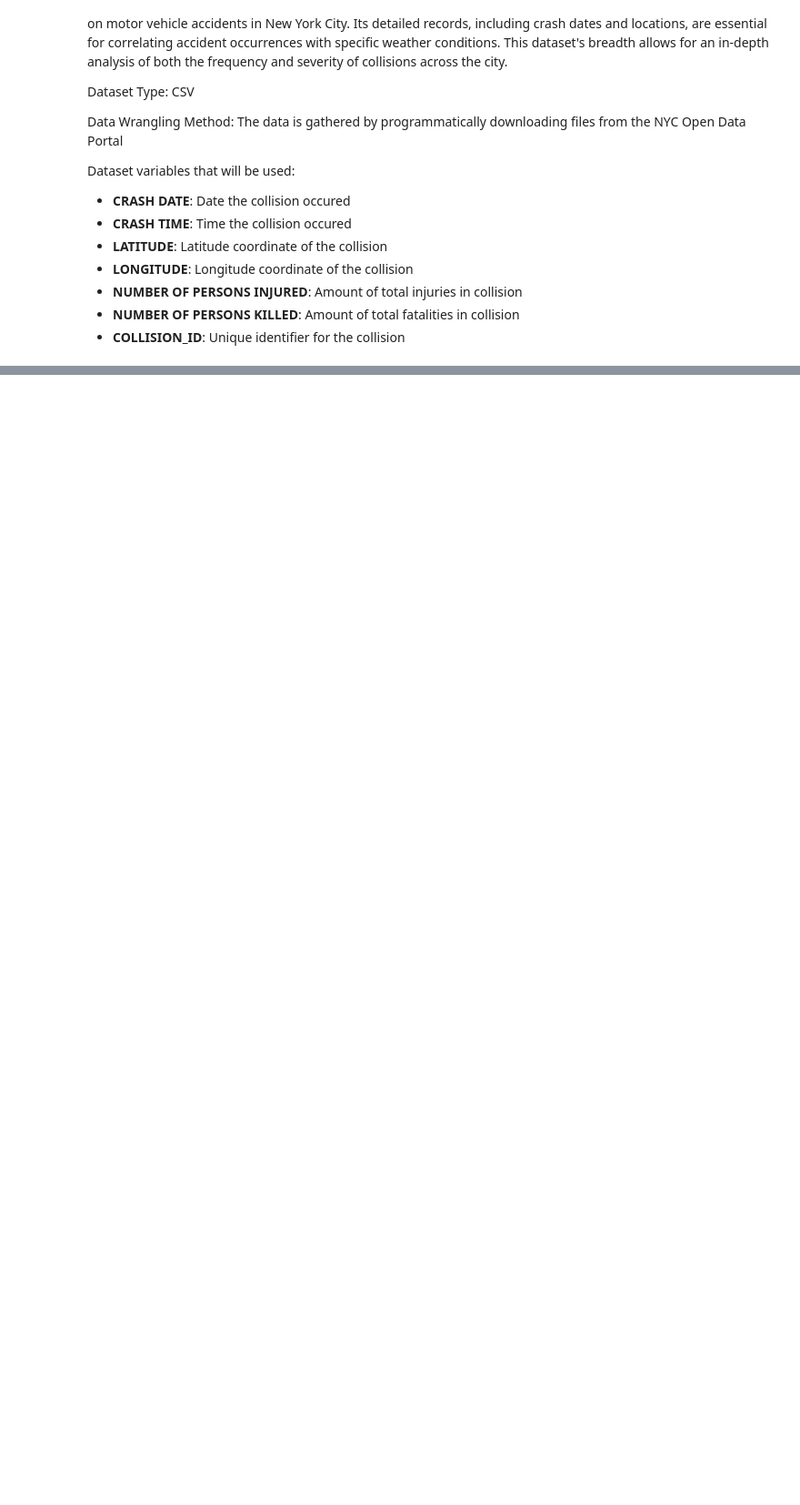
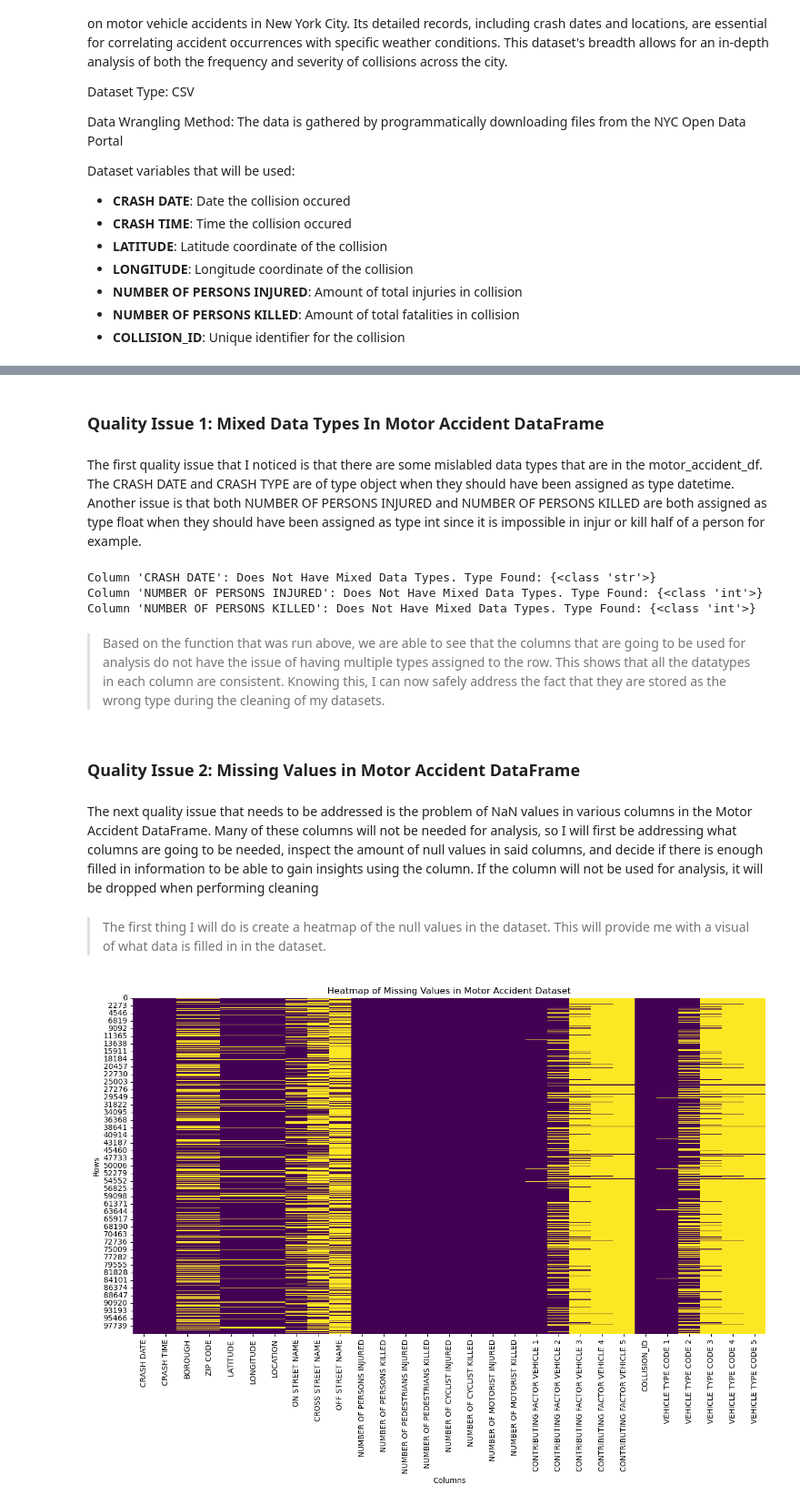
Before and after one commit to aha2270/Weather-Impact-on-Traffic-Accidents-NYC, a Jupyter notebook: Weather-Impact-Analysis.ipynb, the cells around one changed output, grey strips where cells are left out. Shown: that part at 91% size. Drawn from its saved outputs; the diff is of its cells as text; code cells hidden in the pictures; blank space fills up the shorter version.

Commit message:
Completed Step 2: Assessing Data

```diff
--- a/Weather-Impact-Analysis.ipynb
+++ b/Weather-Impact-Analysis.ipynb
@@ -64,0 +250,4 @@ motor_accident_df.info()
+# %% [markdown]
+### Quality Issue 1: Mixed Data Types In Motor Accident DataFrame
+# %% [markdown]
+The first quality issue that I noticed is that there are some mislabled data types that are in the motor_accident_df. The CRASH DATE and CRASH TYPE are of type object when they should have been assigned as type datetime. Another issue is that both NUMBER OF PERSONS INJURED and NUMBER OF PERSONS KILLED are both assigned as type float when they should have been assigned as type int since it is impossible in injur or kill half of a person for example.
@@ -64,0 +266,41 @@ motor_accident_df.info()
+# %%
+# List of columns to check data types on
+column_names = ['CRASH DATE', 'NUMBER OF PERSONS INJURED', 'NUMBER OF PERSONS KILLED']
+
+#Loop created to run the function on all columns in the above list
+for i in column_names:
+
+    # Runs the function using the columns specified in column_names
+    is_mixed, types_found = check_mixed_types(motor_accident_df[i])
+
+    # Prints if the column contains mixed type or not
+    if is_mixed:
+        print(f"Column '{i}': Has Mixed Data Types. Types Found: {types_found}")
+    else:
+        print(f"Column '{i}': Does Not Have Mixed Data Types. Type Found: {types_found}")
+# %% [output]
+Column 'CRASH DATE': Does Not Have Mixed Data Types. Type Found: {<class 'str'>}
+Column 'NUMBER OF PERSONS INJURED': Does Not Have Mixed Data Types. Type Found: {<class 'int'>}
+Column 'NUMBER OF PERSONS KILLED': Does Not Have Mixed Data Types. Type Found: {<class 'int'>}
+# %% [markdown]
+> Based on the function that was run above, we are able to see that the columns that are going to be used for analysis do not have the issue of having multiple types assigned to the row. This shows that all the datatypes in each column are consistent. Knowing this, I can now safely address the fact that they are stored as the wrong type during the cleaning of my datasets.
+# %% [markdown]
+### Quality Issue 2: Missing Values in Motor Accident DataFrame
+# %% [markdown]
+The next quality issue that needs to be addressed is the problem of NaN values in various columns in the Motor Accident DataFrame. Many of these columns will not be needed for analysis, so I will first be addressing what columns are going to be needed, inspect the amount of null values in said columns, and decide if there is enough filled in information to be able to gain insights using the column. If the column will not be used for analysis, it will be dropped when performing cleaning
+# %% [markdown]
+> The first thing I will do is create a heatmap of the null values in the dataset. This will provide me with a visual of what data is filled in in the dataset.
+# %%
+# Visualizing null values in dataset
+# Creating a boolean dataframe that indicates missing values
+missing_df = motor_accident_df.isnull()
+
+# Creates a heatmap using the missing_df created
+plt.figure(figsize=(15, 8))
+sns.heatmap(missing_df, cbar=False, cmap="viridis") # 'viridis' shows missing in different color
+plt.title("Heatmap of Missing Values in Motor Accident Dataset")
+plt.xlabel("Columns")
+plt.ylabel("Rows")
+plt.show()
+# %% [output]
+[figure, added]
```
Also changed, not shown: parts of 22 cells of this notebook.
